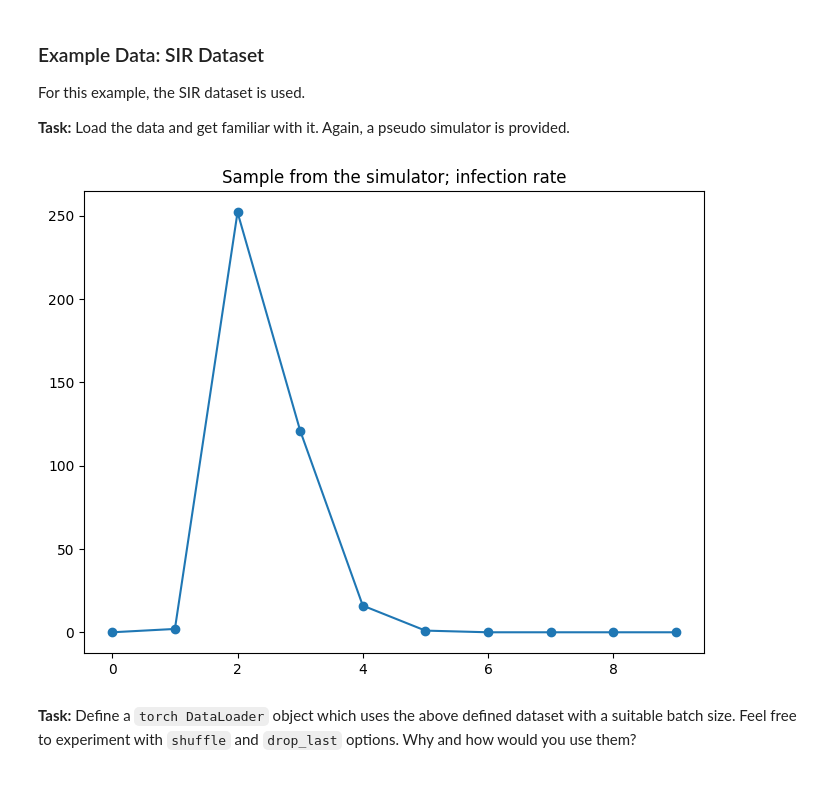
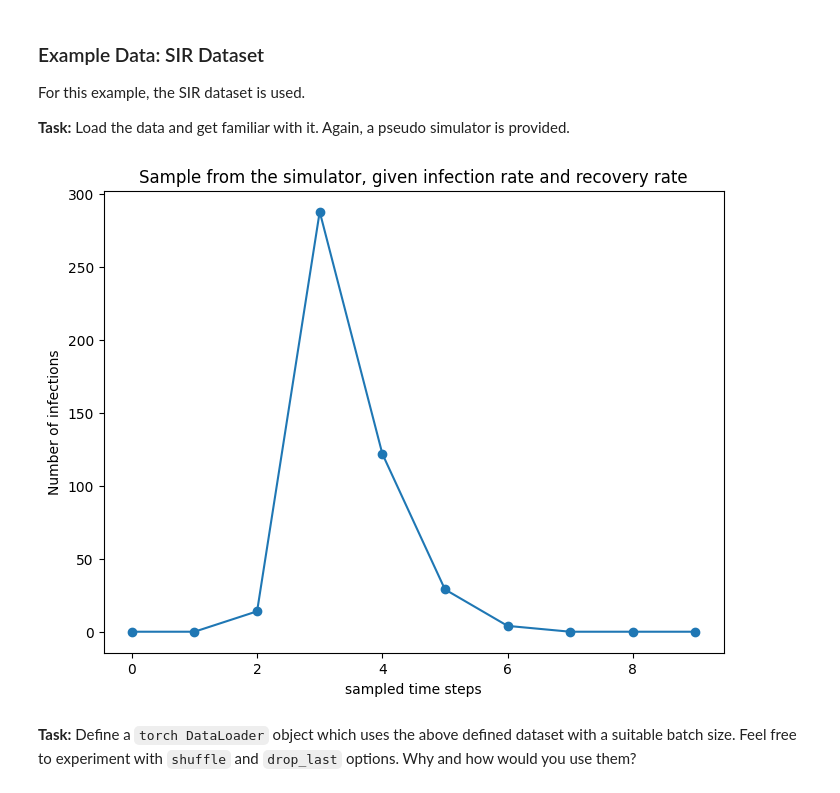
Before and after one commit to aai-institute/tfl-training-sbi, a Jupyter notebook: notebooks/nb_03_neural_density_estimation.ipynb, the cells around one changed output. Drawn from its saved outputs; the diff is of its cells as text; code cells hidden in the pictures.

```diff
--- a/notebooks/nb_03_neural_density_estimation.ipynb
+++ b/notebooks/nb_03_neural_density_estimation.ipynb
@@ -135,10 +135,11 @@ provided.
 # we provide a pre-computed dataset according to the differential equations
 # defining the SIR model.
 # the pseudo simulator draws samples at random
-data_theta, data_x = load_sir_data(c.data)
+sir_theta, sir_x = load_sir_data(c.data)
+# load class for z-scoring SIR data.
 sir_scaler = SIRStdScaler()
 simulator = SIRSimulation(
-    data_theta[:-1], data_x[:-1], transformations=Compose([sir_scaler])
+    sir_theta[:-1], sir_x[:-1], transformations=Compose([sir_scaler])
 )
 # %%
 # let's fix the last pair as observation
@@ -150,12 +150,14 @@ obs_theta_z, obs_x_z = data["theta"], data["obs"]
 # %%
 # familiarize yourself with the data; feel free to call this cell several times
 # as the observation is randomly sampled
 plt.figure(figsize=(8, 6))
 plt.plot(simulator()[1][:].T, "o-", alpha=1.0)
-plt.title("Sample from the simulator; infection rate")
+plt.title("Sample from the simulator, given infection rate and recovery rate")
+plt.ylabel("Number of infections")
+plt.xlabel("sampled time steps")
 plt.show()
 # %% [output]
-[figure, old version]
+[figure, new version]
 # %% [markdown]
 **Task:** Define a `torch DataLoader` object which uses the above defined dataset with a suitable batch size. Feel free to experiment with `shuffle` and `drop_last` options. Why and how would you use them?
 # %%
```
Also changed, not shown: parts of 12 cells of this notebook, 2 other files.
